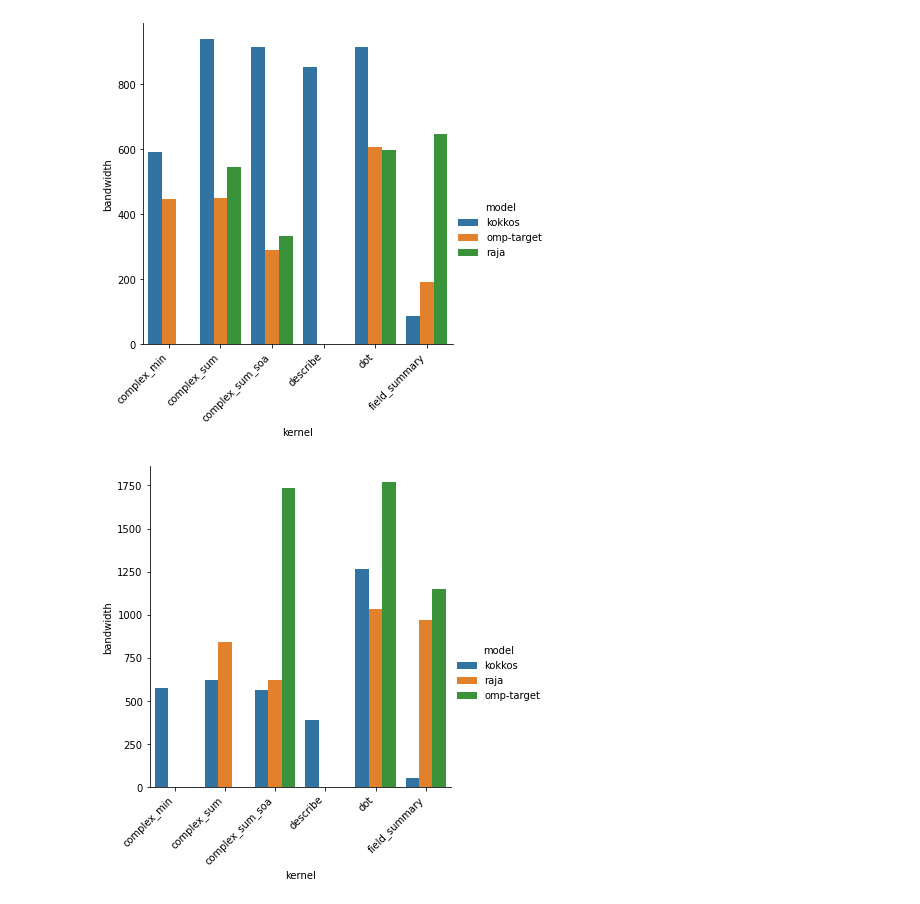
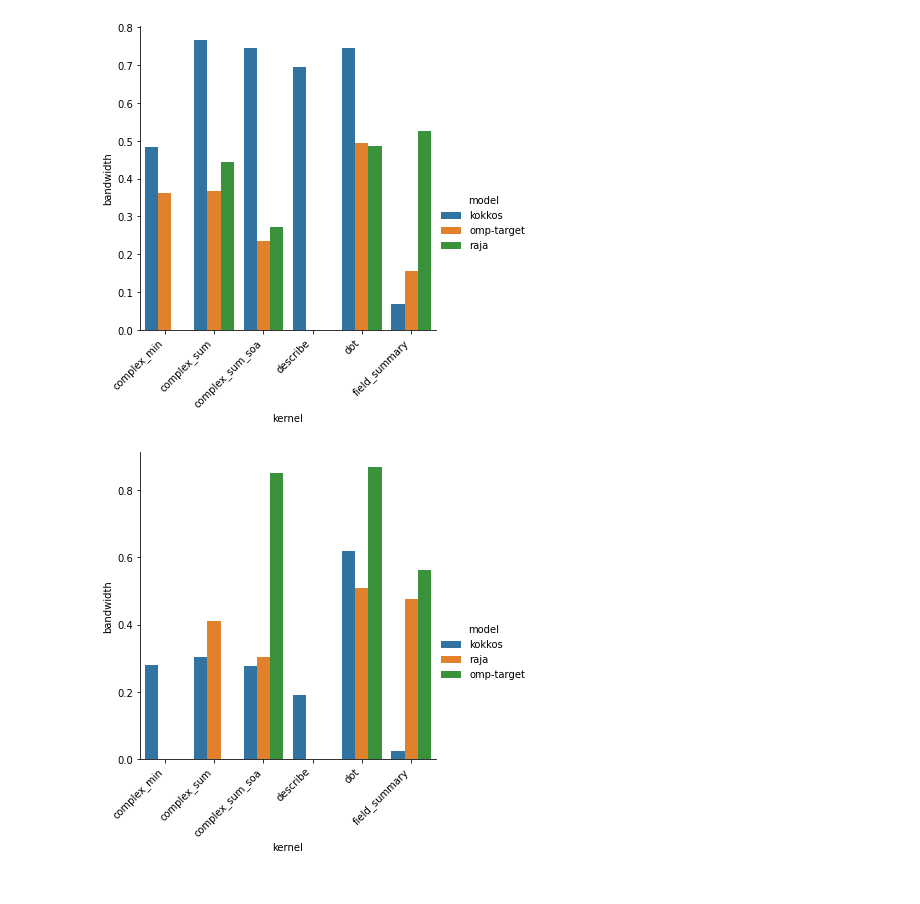
Before and after one commit to UoB-HPC/everythingsreduced, a Jupyter notebook: results/results.ipynb, the cells around one changed output. Saved outputs shown, nothing was run; the diff lists cells and outputs as text; code cells hidden in the pictures.

Commit message:
Update notebook with normalized results

```diff
--- a/results/results.ipynb
+++ b/results/results.ipynb
@@ -14,19 +14,27 @@ def lower(arch):
 def upper(arch):
     return data.loc[data['arch'] == arch].groupby(['kernel','model'], as_index=False).max()
 
-
 # Create a DataFrame of the mean value of the runs for each kernel for one architecture/compiler combination
 def average_c(arch, compiler):
     return data.loc[(data['arch'] == arch) & (data['compiler'] == compiler)].groupby(['kernel','model'], as_index=False).mean()
 
 # Plot a grouped bar chart of mean value of each kernel in each model for a given architecture
-def plot(arch):
-    chart = sns.catplot(x='kernel', y='bandwidth', hue='model', data=average(arch), kind='bar', ci=None)
+def plot(arch, peak):
+    avg = average(arch)
+    avg['bandwidth'] /= peak
+    chart = sns.catplot(x='kernel', y='bandwidth', hue='model', data=avg, kind='bar', ci=None)
     chart.set_xticklabels(rotation=45, horizontalalignment="right")
     chart.savefig('{0}.png'.format(arch))
 
 # Plot a grouped bar chart of mean value of each kernel in each model for a given architecture/compiler combination
-def plot_c(arch, compiler):
-    chart = sns.catplot(x='kernel', y='bandwidth', hue='model', data=average_c(arch, compiler), kind='bar', ci=None)
+def plot_c(arch, compiler, peak):
+    avg = average_c(arch, compiler)
+    avg['bandwidth'] /= peak
+    chart = sns.catplot(x='kernel', y='bandwidth', hue='model', data=avg, kind='bar', ci=None)
     chart.set_xticklabels(rotation=45, horizontalalignment="right")
     chart.savefig('{0}_{1}.png'.format(arch,compiler))
+# %%
+#These are in GB/s, normalized to 1 socket/GPU
+arch_peaks = pd.read_csv("./peaks.csv", skipinitialspace=True)
+arch_peaks = pd.Series(arch_peaks.bandwidth.values, index=arch_peaks.arch).to_dict()
+arch_peaks
@@ -54,10 +68,10 @@ plot_c('rome', 'aocc')
 # %%
 data = pd.read_csv("./mi100-results.csv", skipinitialspace=True)
-plot('mi100')
+plot('mi100', arch_peaks['mi100'])
 # %% [output]
-[figure, old version]
+[figure, new version]
 # %%
 data = pd.read_csv("./a100-results.csv", skipinitialspace=True)
-plot('a100')
+plot('a100', arch_peaks['a100'])
 # %% [output]
-[figure, old version]
+[figure, new version]
```
Also changed, not shown: parts of 4 cells of this notebook.
